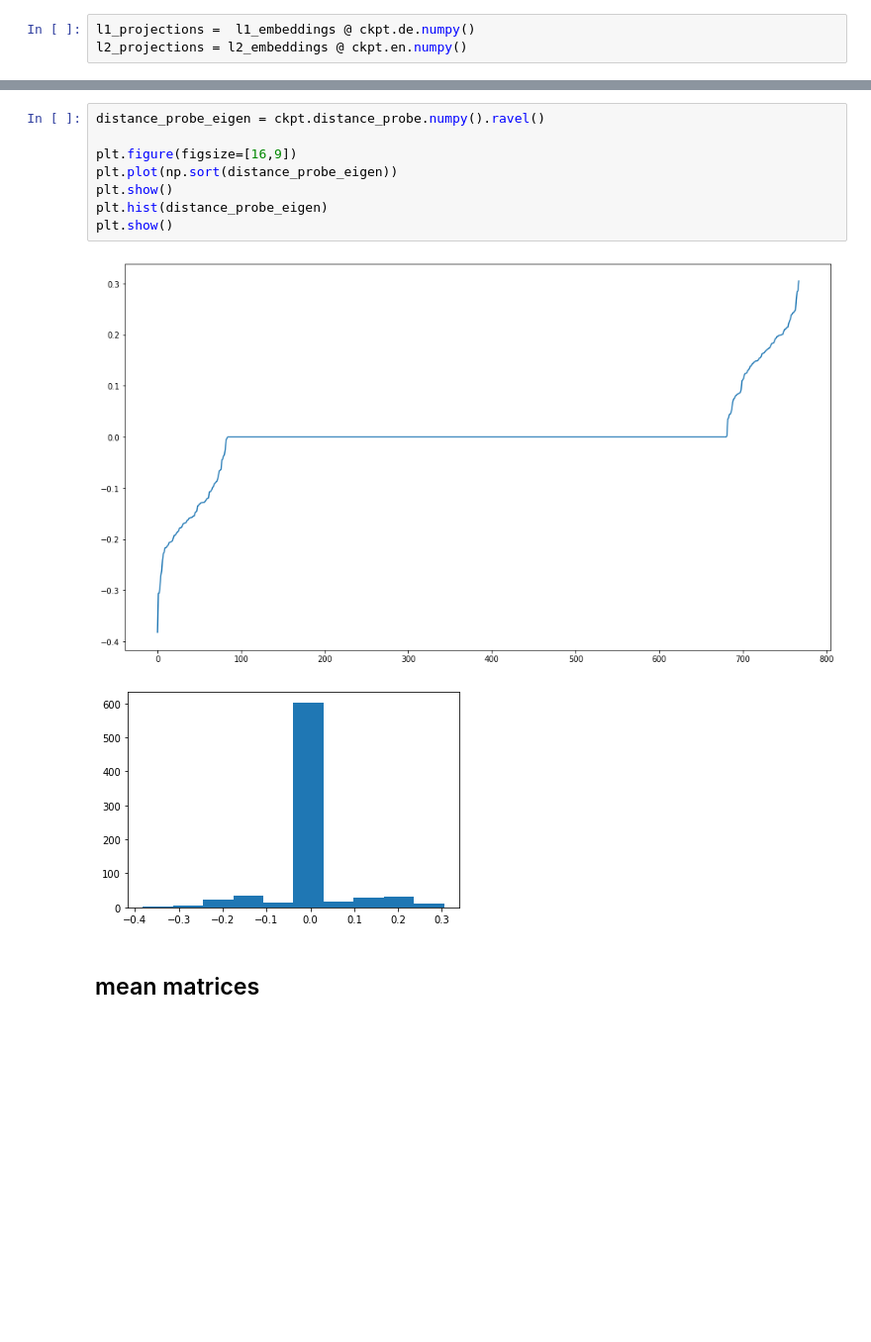
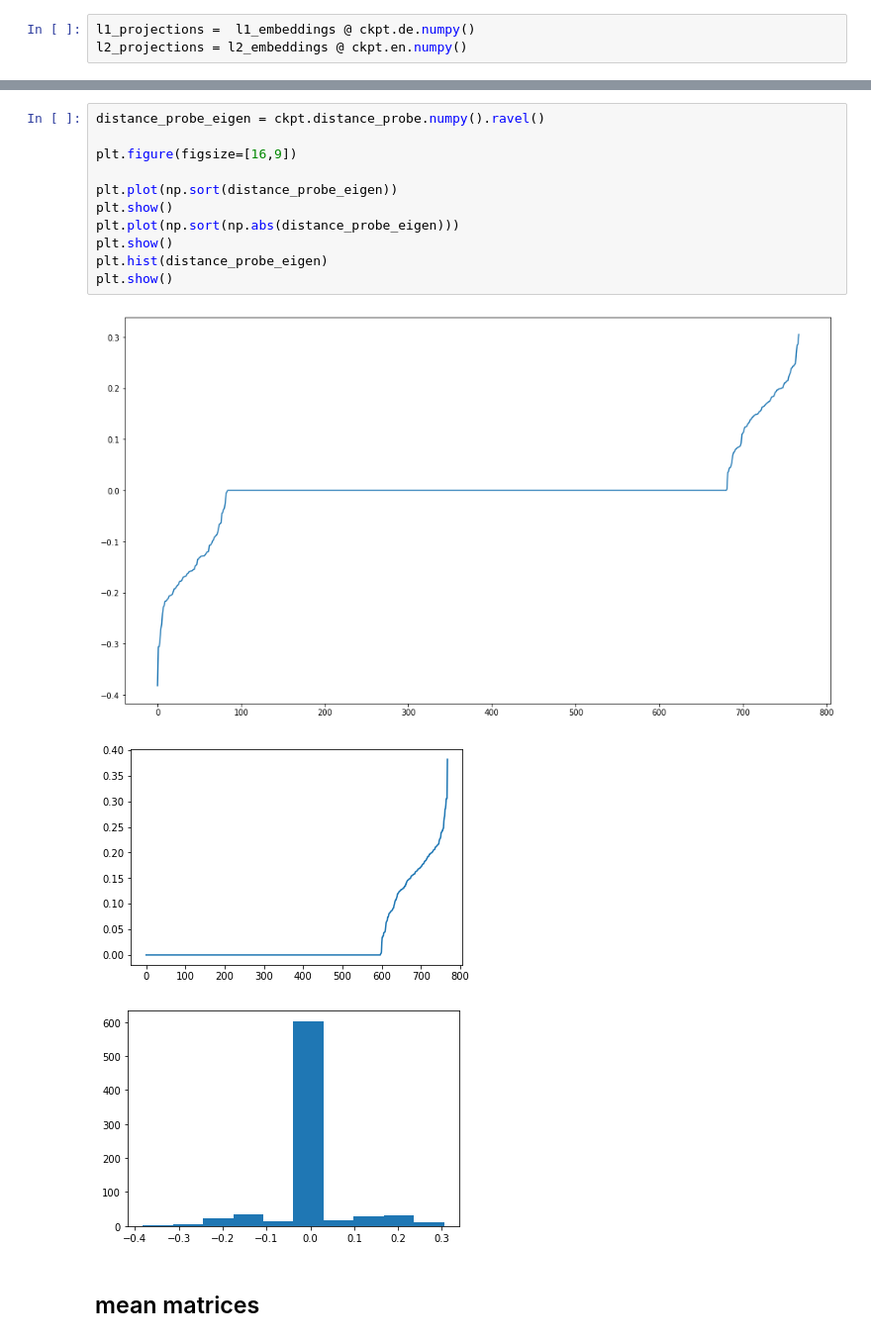
Before and after one commit to tomlimi/OrthogonalTransformerProbing, a Jupyter notebook: AlignmentRetrival.ipynb, the cells around one changed output, grey strips where cells are left out. Shown at 99% size. Cells and saved outputs as stored; diff of their text form; blank space fills up the shorter version.

```diff
--- a/AlignmentRetrival.ipynb
+++ b/AlignmentRetrival.ipynb
@@ -451,14 +554,18 @@ print(en2xx_proj_acc)
 # %%
 distance_probe_eigen = ckpt.distance_probe.numpy().ravel()
 
 plt.figure(figsize=[16,9])
+
 plt.plot(np.sort(distance_probe_eigen))
+plt.show()
+plt.plot(np.sort(np.abs(distance_probe_eigen)))
 plt.show()
 plt.hist(distance_probe_eigen)
 plt.show()
 # %% [output]
 [figure]
-[figure, old version]
+[figure, new version]
+[figure, added]
 # %% [markdown]
 ## mean matrices
 # %%
```
Also changed, not shown: parts of 47 cells of this notebook.
